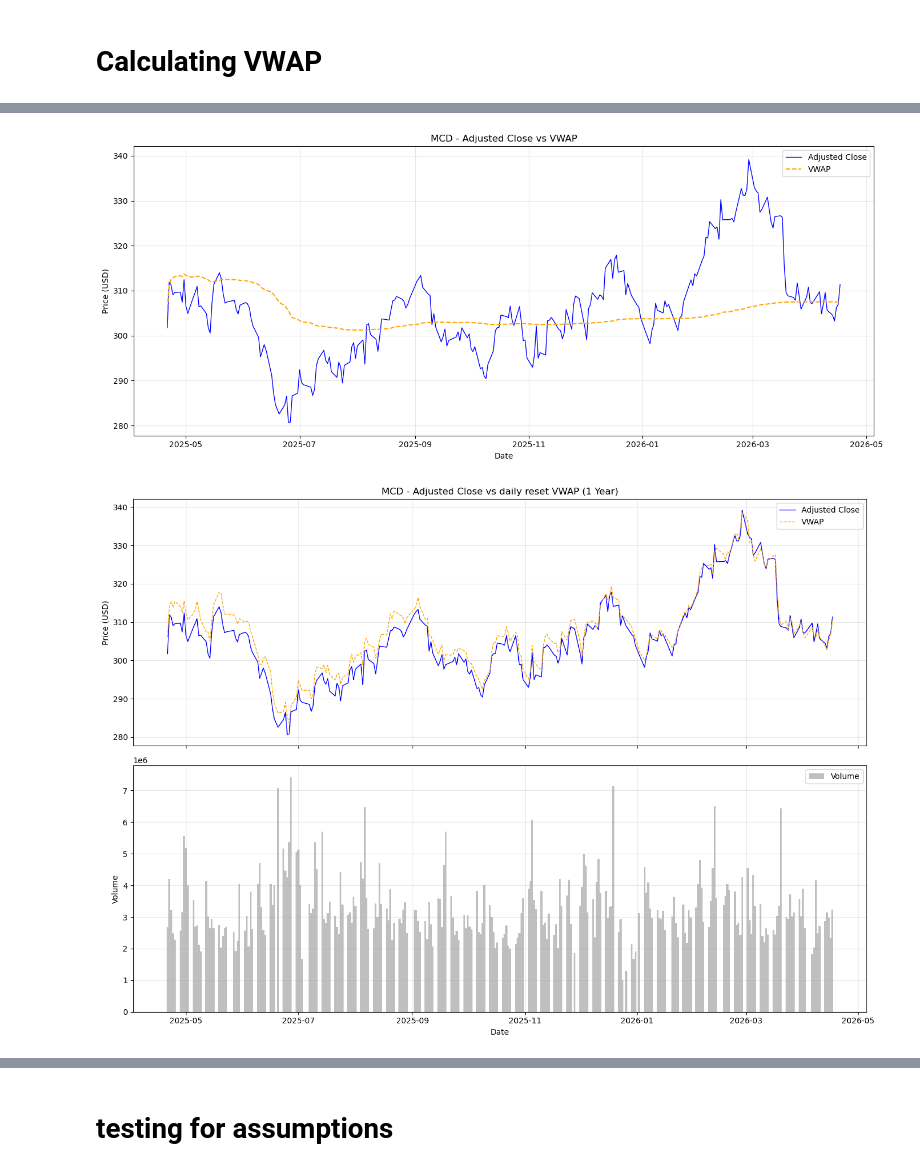
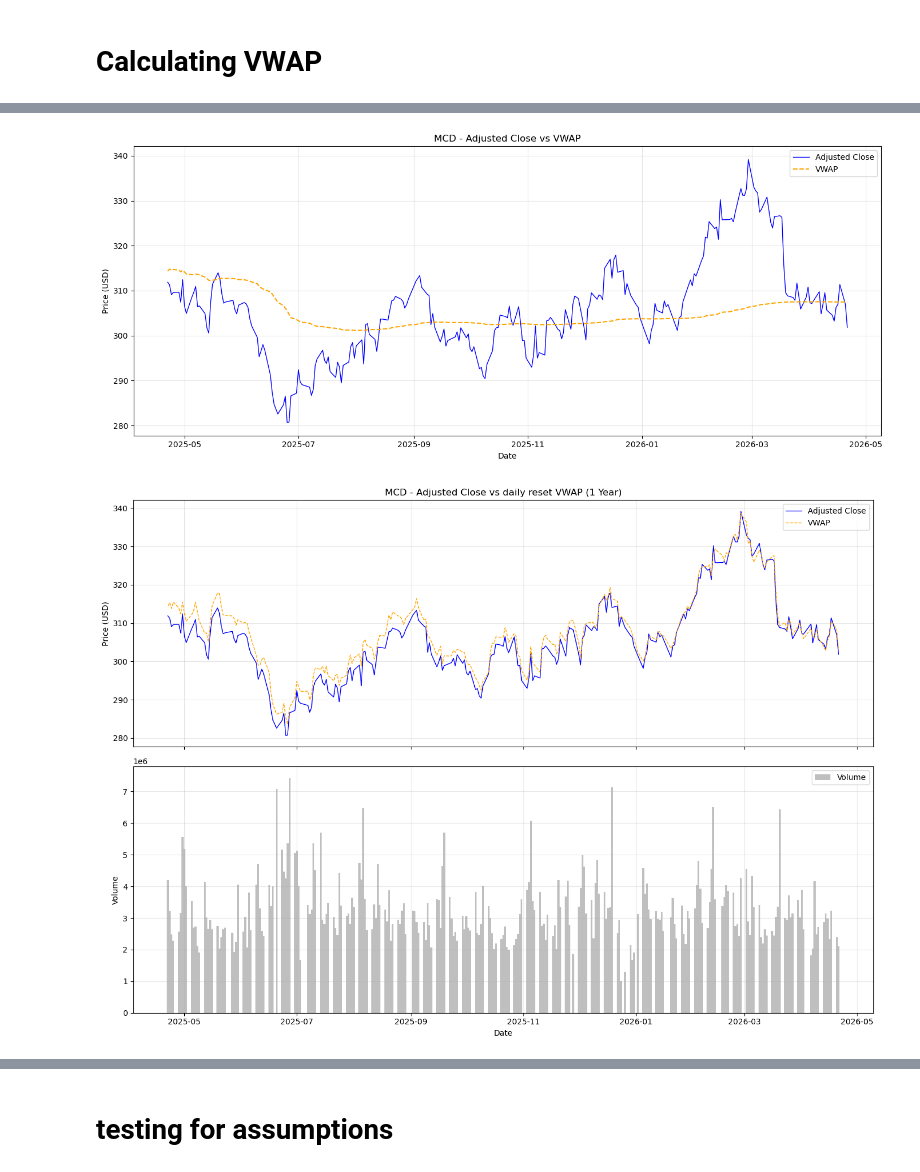
Before and after one commit to Thomas-Nguyen12/NewsApplication, a Jupyter notebook: notebooks/time_series_analysis.ipynb, the cells around one changed output, grey strips where cells are left out. Drawn from its saved outputs; the diff is of its cells as text; code cells hidden in the pictures.

```diff
--- a/notebooks/time_series_analysis.ipynb
+++ b/notebooks/time_series_analysis.ipynb
@@ -697,33 +728,33 @@ plt.show()
 # %%
 # VWAP
 
 df['date'] = pd.to_datetime(df['date'])
-df.sort_values('date', inplace=True)
+df = df.sort_index(ascending=True)
 
 # Calculate VWAP
 # VWAP = cumulative(price * volume) / cumulative(volume)
 df['typical_price'] = (df['high'] + df['low'] + df['adjusted_close']) / 3
 df['tp_x_vol'] = df['typical_price'] * df['volume']
 df['vwap'] = df['tp_x_vol'].cumsum() / df['volume'].cumsum()
 
 # Plot
 plt.figure(figsize=(14, 6))
 plt.plot(df['date'], df['adjusted_close'], label='Adjusted Close', color='blue', linewidth=1)
 plt.plot(df['date'], df['vwap'], label='VWAP', color='orange', linewidth=1.5, linestyle='--')
 
 plt.title("MCD - Adjusted Close vs VWAP")
 plt.xlabel("Date")
 plt.ylabel("Price (USD)")
 plt.legend()
 plt.grid(True, alpha=0.3)
 plt.tight_layout()
 plt.savefig("vwap_plot.png")
 plt.show()
 # %% [output]
-[figure, old version]
+[figure, new version]
 # %%
 df['date'] = pd.to_datetime(df['date'])
-df.sort_values('date', inplace=True)
+df.sort_index(ascending=True, inplace=True)
 
 # Calculate typical price
 df['typical_price'] = (df['high'] + df['low'] + df['adjusted_close']) / 3
@@ -756,6 +787,6 @@ plt.tight_layout()
 plt.savefig("vwap_plot.png")
 plt.show()
 # %% [output]
-[figure, old version]
+[figure, new version]
 # %%
 df['date'] = pd.to_datetime(df['date'])
```
Also changed, not shown: parts of 141 cells of this notebook, 2 other files.
